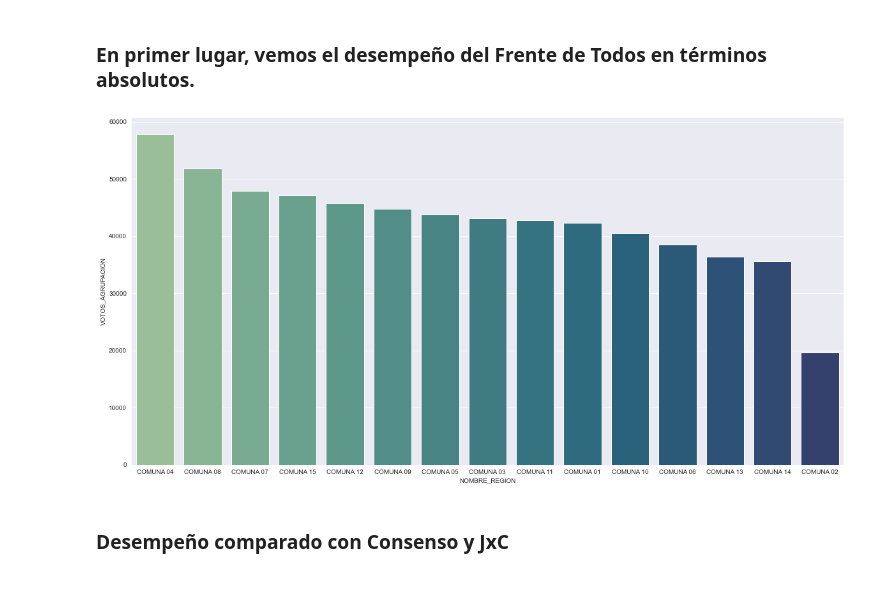
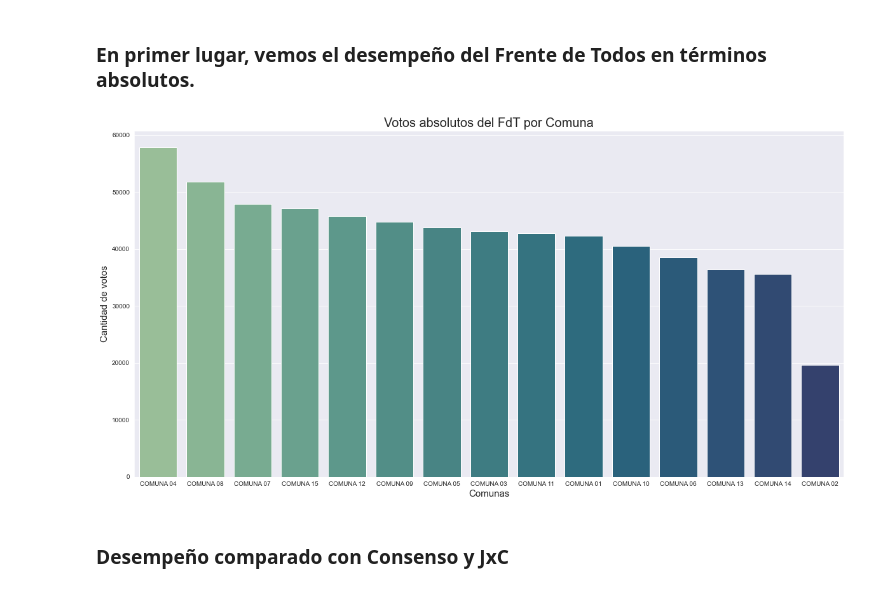
Before and after one commit to EmiKaczmarczyk/MET4OP, a Jupyter notebook: Examenes/TP2/PASO 2019.ipynb, the cells around one changed output. Cells and saved outputs as stored; diff of their text form; code cells hidden in the pictures.

Commit message:
Modificaciones en figura 2 y 3

```diff
--- a/Examenes/TP2/PASO 2019.ipynb
+++ b/Examenes/TP2/PASO 2019.ipynb
@@ -117,12 +117,15 @@ comuna_final
 # %%
 resultados_absolutos=comuna_final.loc[comuna_final.NOMBRE_AGRUPACION == "FdT"].sort_values(by="VOTOS_AGRUPACION", ascending=False)
 
-#Grafico. Cambiar nombres de ejes.
+#Grafico.
 plt.figure(figsize=(20,10))
-sns.barplot(data=resultados_absolutos,x="NOMBRE_REGION", y="VOTOS_AGRUPACION", palette="crest")
+figura2=sns.barplot(data=resultados_absolutos,x="NOMBRE_REGION", y="VOTOS_AGRUPACION", palette="crest")
+figura2.set_xlabel('Comunas',fontsize=15)
+figura2.set_ylabel('Cantidad de votos',fontsize=15)
+plt.title('Votos absolutos del FdT por Comuna',fontsize=20)
 plt.show()
 # %% [output]
-[figure, old version]
+[figure, new version]
 # %% [markdown]
 ### Desempeño comparado con Consenso y JxC
 # %%
```
Also changed, not shown: parts of 1 cell of this notebook.
